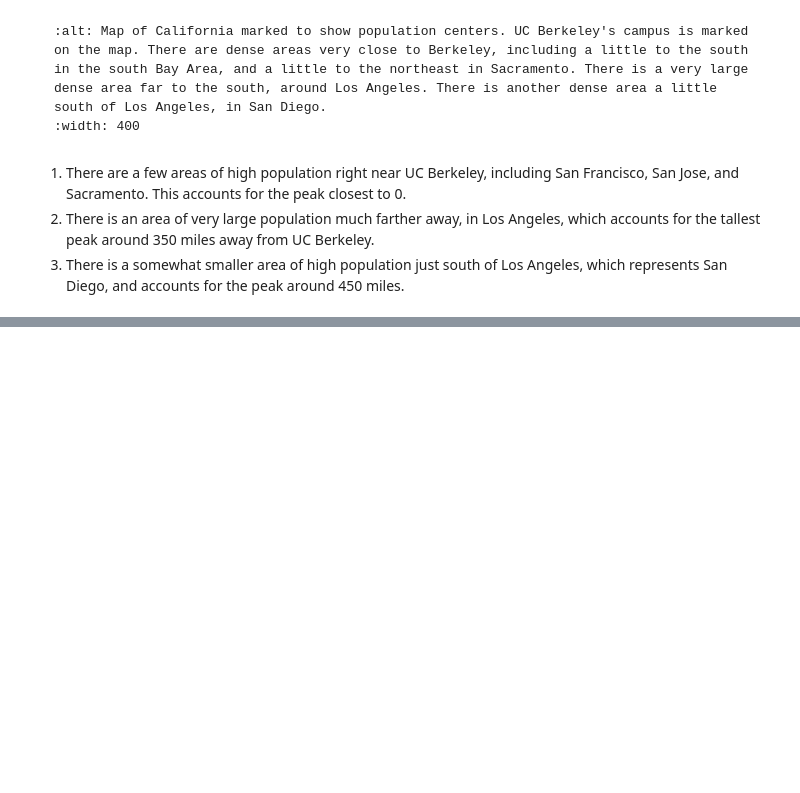
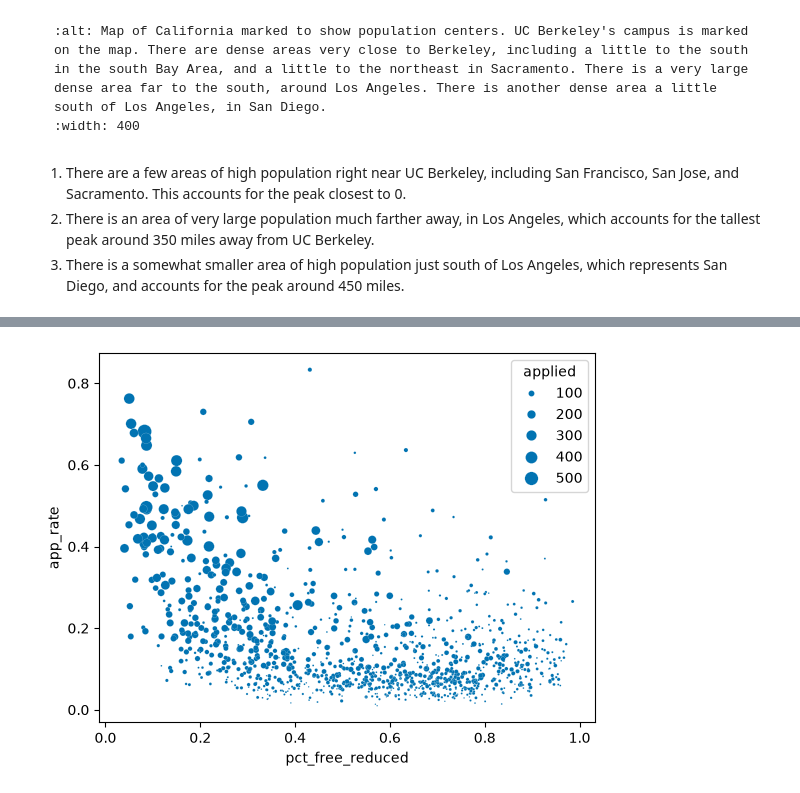
Before and after one commit to DS-100/course-notes, a Jupyter notebook: content/new_eda_2/new_eda_2.ipynb, the cells around one changed output, grey strips where cells are left out. Saved outputs shown, nothing was run; the diff lists cells and outputs as text; code cells hidden in the pictures; blank space fills up the shorter version.

```diff
--- a/content/new_eda_2/new_eda_2.ipynb
+++ b/content/new_eda_2/new_eda_2.ipynb
@@ -1103,0 +383,9 @@ shape: (3, 2)
+# %%
+sns.scatterplot(full,
+                x='pct_free_reduced',
+                y='app_rate',
+                size='applied',
+                sizes=(1,100)
+                );
+# %% [output]
+[figure, added]
```
Also changed, not shown: parts of 147 cells of this notebook, 3 other files.
